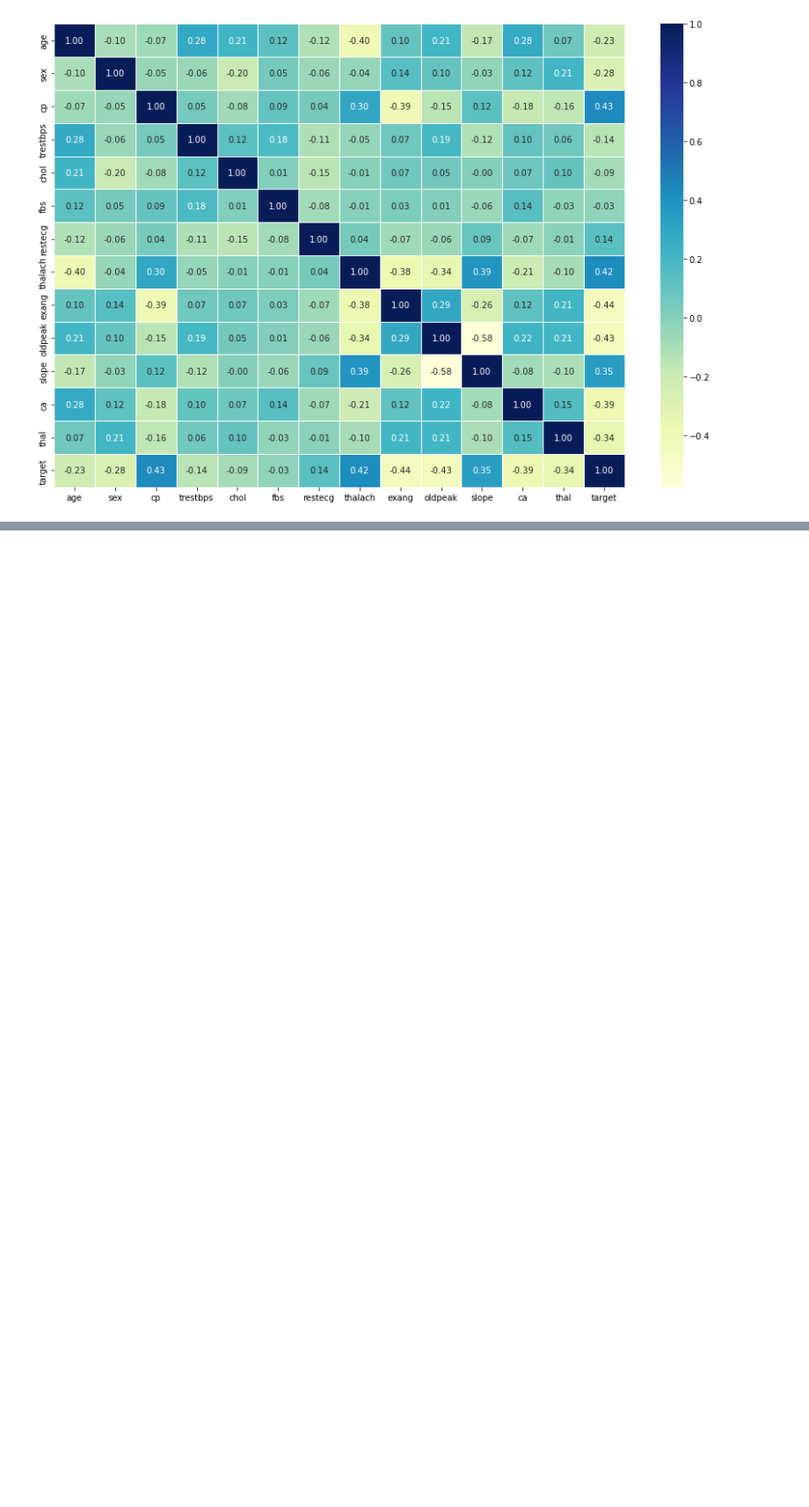
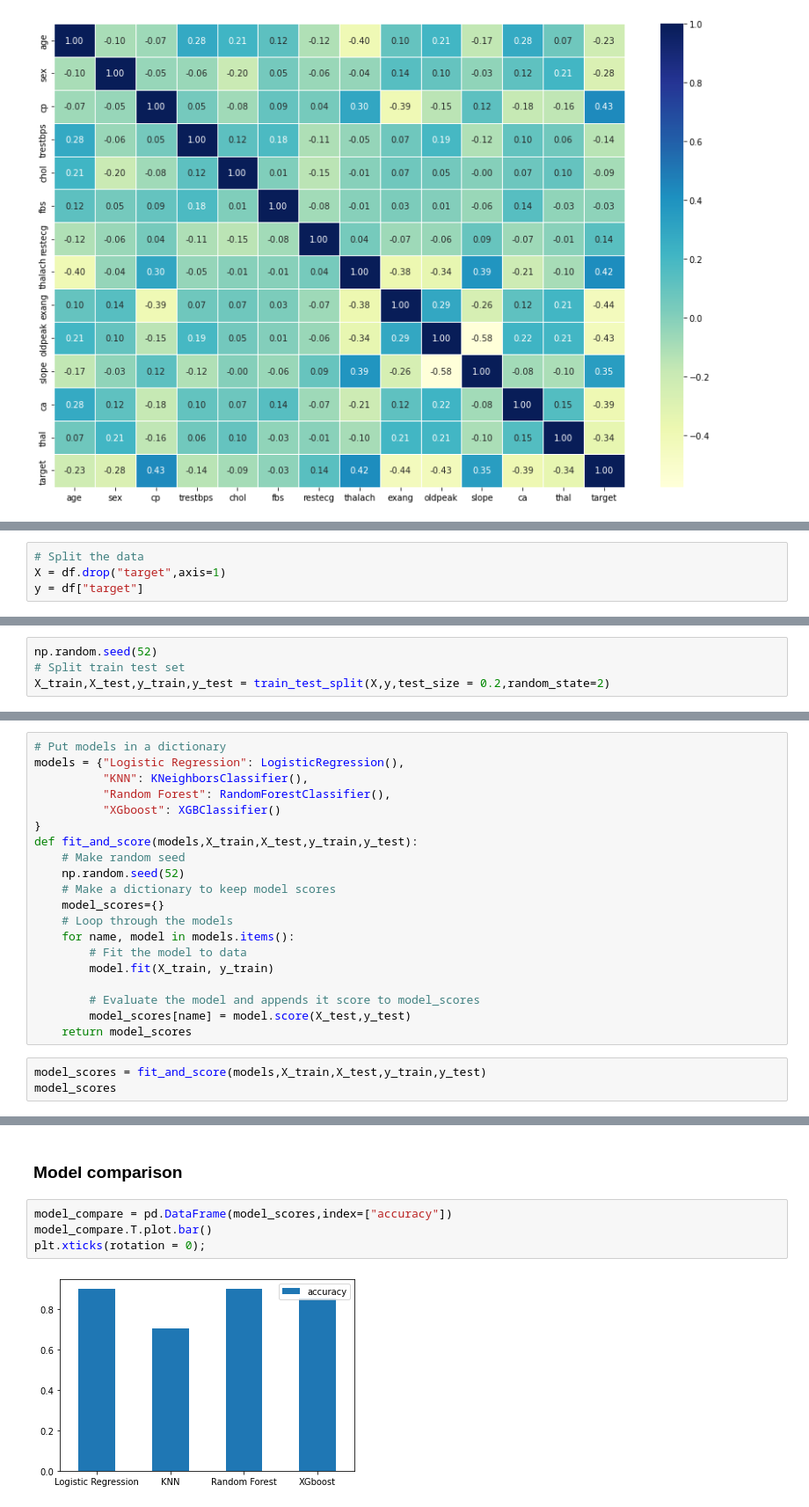
Before and after one commit to royal2510/Heart-Disease, a Jupyter notebook: src/Project heart-disease.ipynb, the cells around one changed output, grey strips where cells are left out. Shown: that part at 88% size. Saved outputs shown, nothing was run; the diff lists cells and outputs as text; blank space fills up the shorter version.

```diff
--- a/src/Project heart-disease.ipynb
+++ b/src/Project heart-disease.ipynb
@@ -290,0 +304,4 @@ sns.heatmap(corr_matrix,
+# %%
+# Split the data
+X = df.drop("target",axis=1)
+y = df["target"]
@@ -290,0 +339,4 @@ sns.heatmap(corr_matrix,
+# %%
+np.random.seed(52)
+# Split train test set
+X_train,X_test,y_train,y_test = train_test_split(X,y,test_size = 0.2,random_state=2)
@@ -290,0 +372,23 @@ sns.heatmap(corr_matrix,
+# %%
+# Put models in a dictionary
+models = {"Logistic Regression": LogisticRegression(),
+          "KNN": KNeighborsClassifier(),
+          "Random Forest": RandomForestClassifier(),
+          "XGboost": XGBClassifier()
+}
+def fit_and_score(models,X_train,X_test,y_train,y_test):
+    # Make random seed
+    np.random.seed(52)
+    # Make a dictionary to keep model scores
+    model_scores={}
+    # Loop through the models
+    for name, model in models.items():
+        # Fit the model to data
+        model.fit(X_train, y_train)
+
+        # Evaluate the model and appends it score to model_scores
+        model_scores[name] = model.score(X_test,y_test)
+    return model_scores
+# %%
+model_scores = fit_and_score(models,X_train,X_test,y_train,y_test)
+model_scores
@@ -290,0 +407,8 @@ sns.heatmap(corr_matrix,
+# %% [markdown]
+### Model comparison
+# %%
+model_compare = pd.DataFrame(model_scores,index=["accuracy"])
+model_compare.T.plot.bar()
+plt.xticks(rotation = 0);
+# %% [output]
+[figure, added]
```
Also changed, not shown: parts of 55 cells of this notebook.
